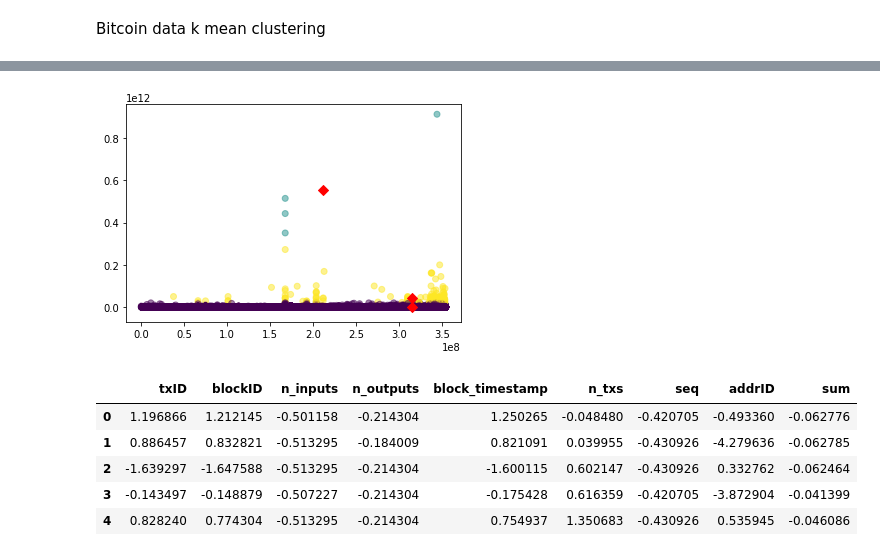
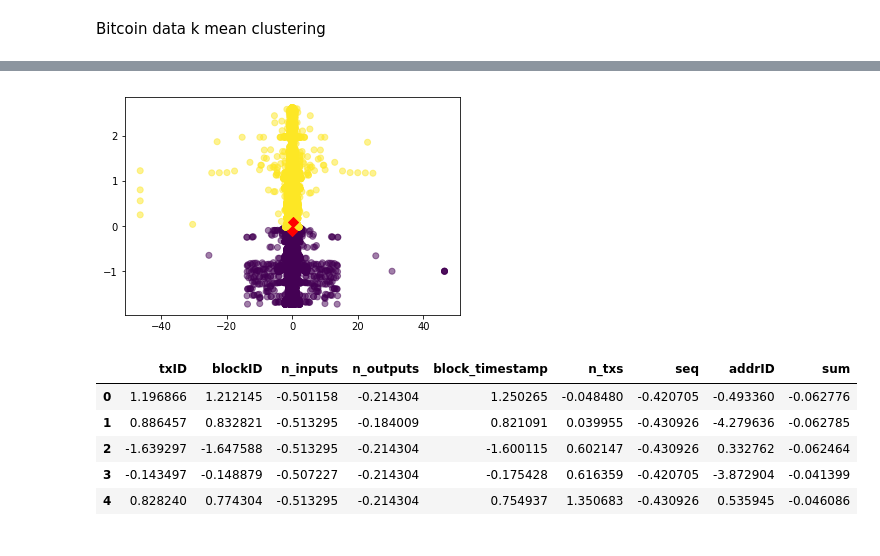
Before and after one commit to arcane1028/BitcoinTest, a Jupyter notebook: notebook/k-mean.ipynb, the cells around one changed output, grey strips where cells are left out. Drawn from its saved outputs; the diff is of its cells as text; code cells hidden in the pictures.

```diff
--- a/notebook/k-mean.ipynb
+++ b/notebook/k-mean.ipynb
@@ -14,7 +14,7 @@ from sklearn.manifold import TSNE
 # data_in = pd.read_csv("data_in.csv", index_col=False)
 # data_in.head()
 # %%
-data_sample = pd.read_csv("data_in_sample.csv", index_col=False)
+data_sample = pd.read_csv("data/final_db_scale.csv", index_col=False)
 # data_sample = data_in.sample(100000)
 data_sample.head()
 # %% [output]
@@ -27,20 +27,21 @@ data_sample.head()
 # %%
-model = KMeans(n_clusters=3, algorithm='auto')
+model = KMeans(n_clusters=2, algorithm='auto')
 model.fit(data_sample)
 predict = pd.DataFrame(model.predict(data_sample))
 predict.columns = ['predict']
 
 result = pd.concat([data_sample, predict], axis=1)
 
 centers = pd.DataFrame(model.cluster_centers_, columns=list(data_sample))
 center_x = centers['addrID']
 center_y = centers['sum']
 
-plt.scatter(result['addrID'], result['sum'], c=result['predict'], alpha=0.5)
+#plt.yscale("log")
+plt.scatter(result['block_timestamp'], result['balance'], c=result['predict'], alpha=0.5)
 plt.scatter(center_x, center_y, s=50, marker='D', c='r')
 plt.show()
 # %% [output]
-[figure, old version]
+[figure, new version]
 # %%
 scaled_data = StandardScaler().fit_transform(data_sample.values.astype(float))
 scaled_data = pd.DataFrame(scaled_data, columns=data_sample.columns)
```
Also changed, not shown: parts of 2 cells of this notebook, 4 other files.
